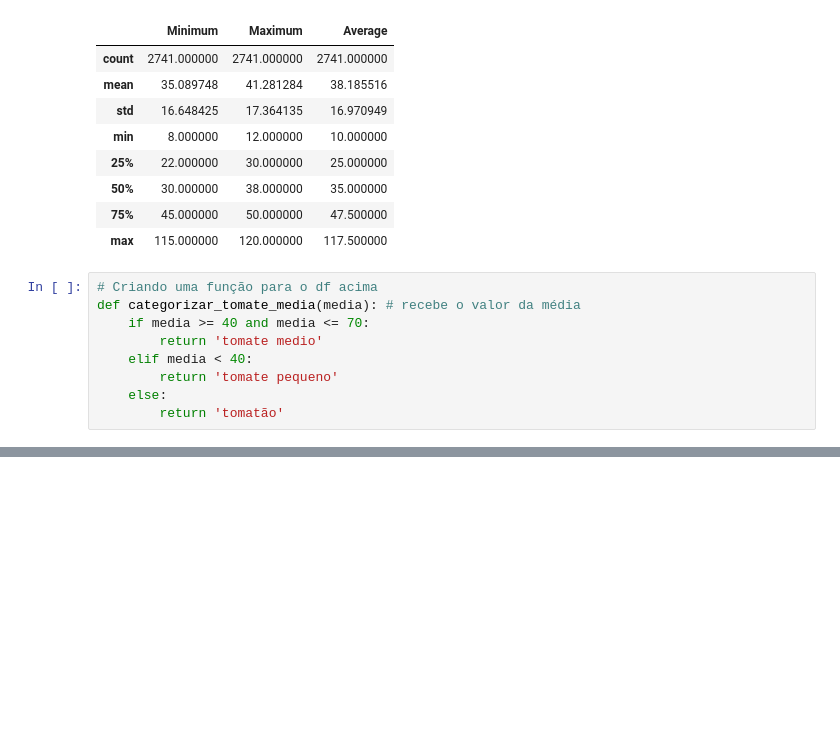
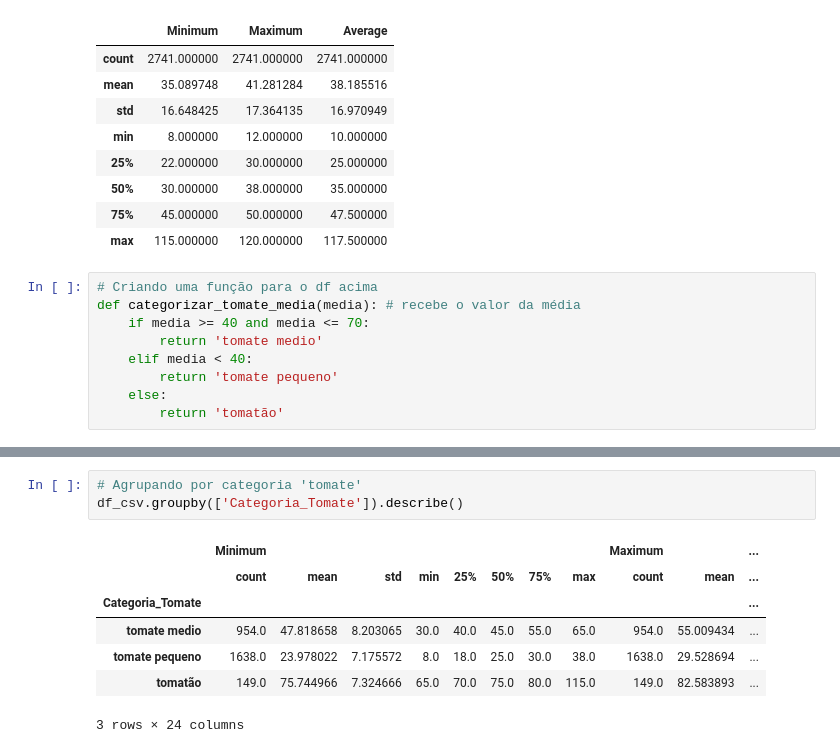
Before and after one commit to DeboraPascoarelli/FIAP_F2A02_ANALISE_EXPLORATORIA_DE_DADOS_EDA, a Jupyter notebook: Aula_01_Bibliotecas_Fundamentais.ipynb, the cells around one changed output, grey strips where cells are left out. Saved outputs shown, nothing was run; the diff lists cells and outputs as text; blank space fills up the shorter version.

```diff
--- a/Aula_01_Bibliotecas_Fundamentais.ipynb
+++ b/Aula_01_Bibliotecas_Fundamentais.ipynb
@@ -134,3 +136,14 @@ df_csv.head()
 | 2 | 2013-06-18 | Kg | 22 | 26 | 24.0 | Tomato | tomate pequeno |
 | 3 | 2013-06-19 | Kg | 24 | 28 | 26.0 | Tomato | tomate pequeno |
 | 4 | 2013-06-20 | Kg | 22 | 26 | 24.0 | Tomato | tomate pequeno |
+# %%
+# Agrupando por categoria 'tomate'
+df_csv.groupby(['Categoria_Tomate']).describe()
+# %% [output]
+|  | Minimum |  |  |  |  |  |  |  | Maximum |  | ... |
+|  | count | mean | std | min | 25% | 50% | 75% | max | count | mean | ... |
+| Categoria_Tomate |  |  |  |  |  |  |  |  |  |  | ... |
+| tomate medio | 954.0 | 47.818658 | 8.203065 | 30.0 | 40.0 | 45.0 | 55.0 | 65.0 | 954.0 | 55.009434 | ... |
+| tomate pequeno | 1638.0 | 23.978022 | 7.175572 | 8.0 | 18.0 | 25.0 | 30.0 | 38.0 | 1638.0 | 29.528694 | ... |
+| tomatão | 149.0 | 75.744966 | 7.324666 | 65.0 | 70.0 | 75.0 | 80.0 | 115.0 | 149.0 | 82.583893 | ... |
+3 rows × 24 columns
```
Also changed, not shown: parts of 14 cells of this notebook.
